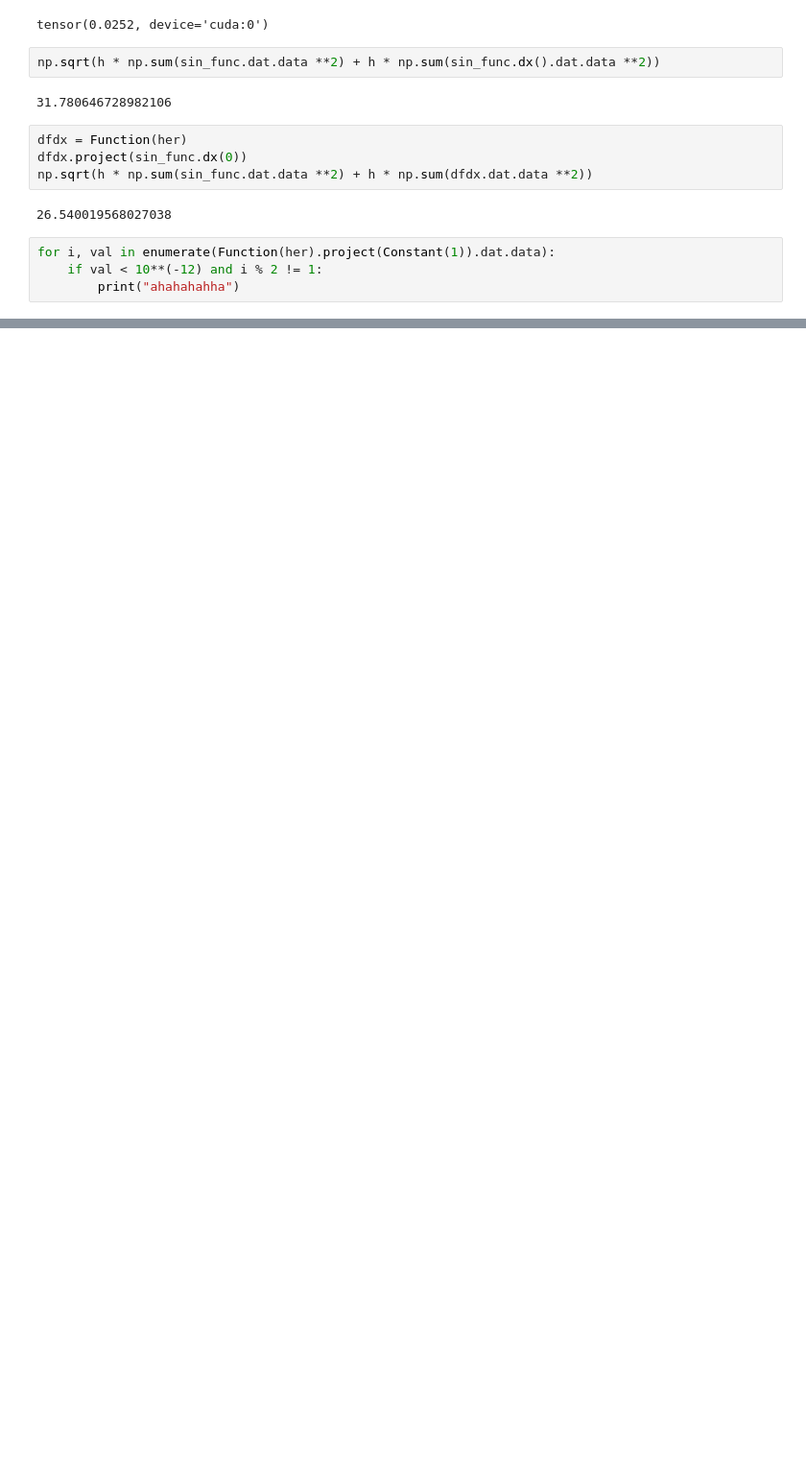
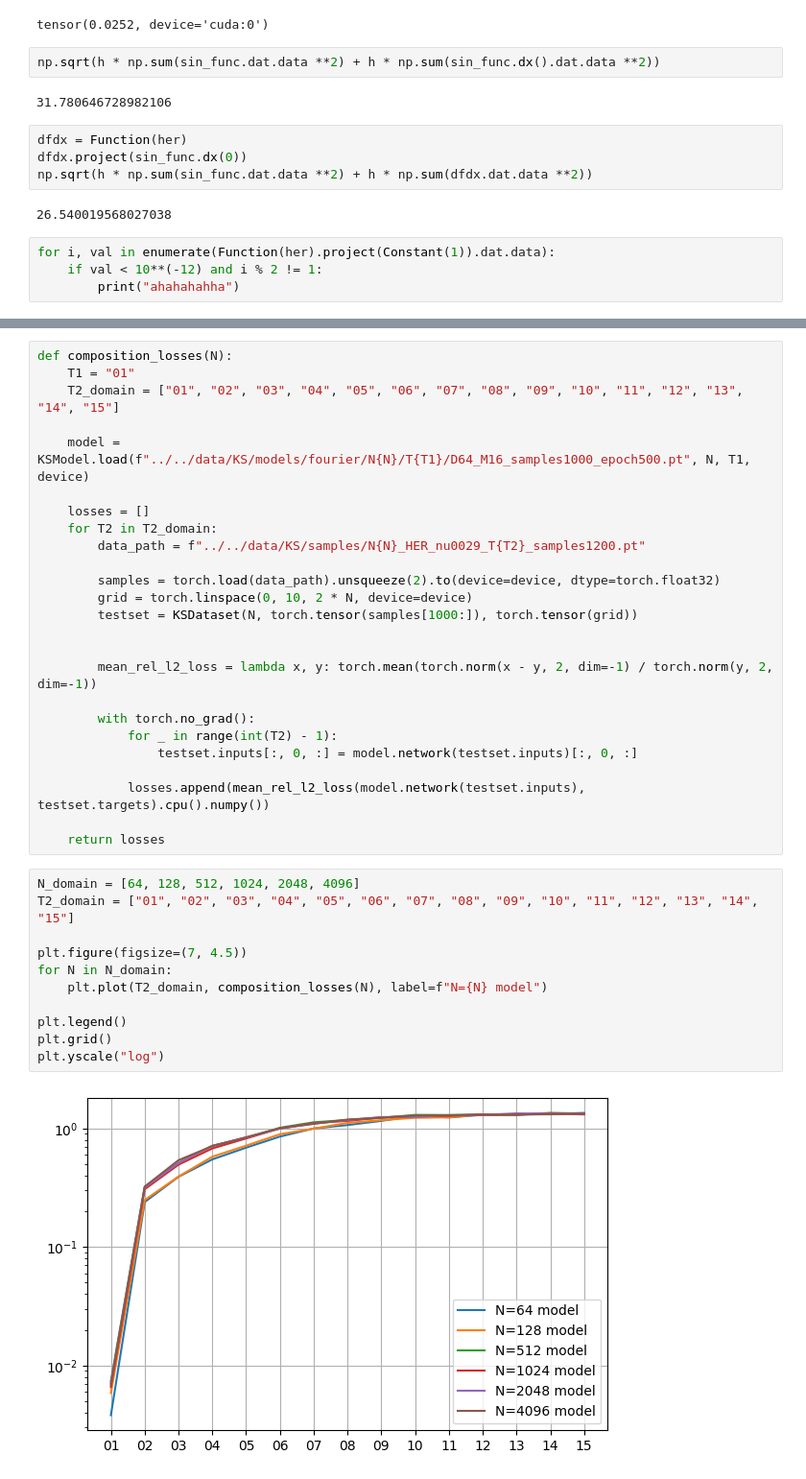
Before and after one commit to nadav7679/fem_neural_operator, a Jupyter notebook: fem_neural_operator/analysis/KS/test_KS.ipynb, the cells around one changed output, grey strips where cells are left out. Shown: that part at 96% size. Saved outputs shown, nothing was run; the diff lists cells and outputs as text; blank space fills up the shorter version.

```diff
--- a/fem_neural_operator/analysis/KS/test_KS.ipynb
+++ b/fem_neural_operator/analysis/KS/test_KS.ipynb
@@ -799,0 +801,38 @@ for i, val in enumerate(Function(her).project(Constant(1)).dat.data):
+# %%
+def composition_losses(N):
+    T1 = "01"
+    T2_domain = ["01", "02", "03", "04", "05", "06", "07", "08", "09", "10", "11", "12", "13", "14", "15"]
+
+    model = KSModel.load(f"../../data/KS/models/fourier/N{N}/T{T1}/D64_M16_samples1000_epoch500.pt", N, T1, device)
+
+    losses = []
+    for T2 in T2_domain:
+        data_path = f"../../data/KS/samples/N{N}_HER_nu0029_T{T2}_samples1200.pt"
+
+        samples = torch.load(data_path).unsqueeze(2).to(device=device, dtype=torch.float32)
+        grid = torch.linspace(0, 10, 2 * N, device=device)
+        testset = KSDataset(N, torch.tensor(samples[1000:]), torch.tensor(grid))
+
+
+        mean_rel_l2_loss = lambda x, y: torch.mean(torch.norm(x - y, 2, dim=-1) / torch.norm(y, 2, dim=-1))
+
+        with torch.no_grad():
+            for _ in range(int(T2) - 1):
+                testset.inputs[:, 0, :] = model.network(testset.inputs)[:, 0, :]
+
+            losses.append(mean_rel_l2_loss(model.network(testset.inputs), testset.targets).cpu().numpy())
+
+    return losses
+# %%
+N_domain = [64, 128, 512, 1024, 2048, 4096]
+T2_domain = ["01", "02", "03", "04", "05", "06", "07", "08", "09", "10", "11", "12", "13", "14", "15"]
+
+plt.figure(figsize=(7, 4.5))
+for N in N_domain:
+    plt.plot(T2_domain, composition_losses(N), label=f"N={N} model")
+
+plt.legend()
+plt.grid()
+plt.yscale("log")
+# %% [output]
+[figure, added]
```
Also changed, not shown: parts of 4 cells of this notebook, 5 other files.
